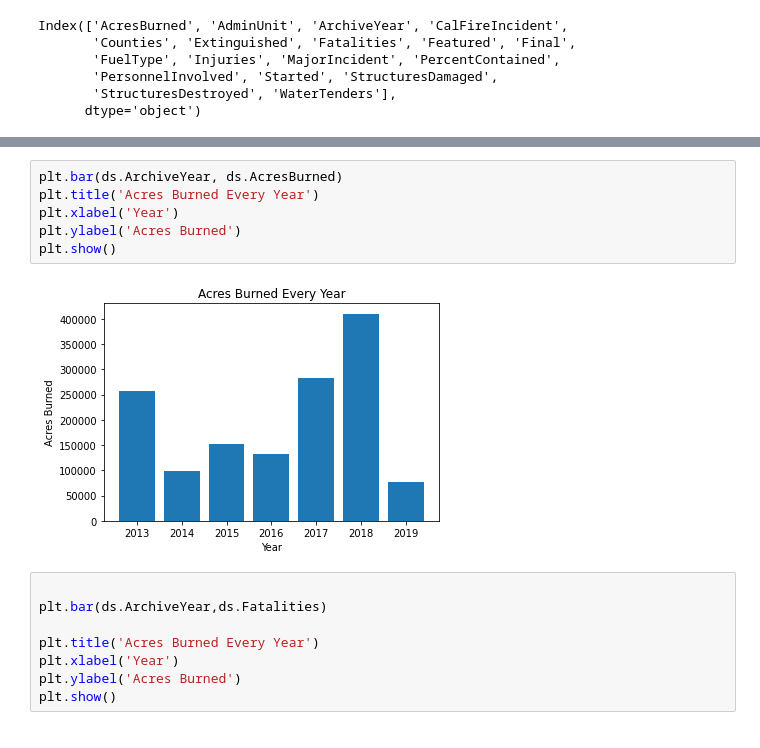
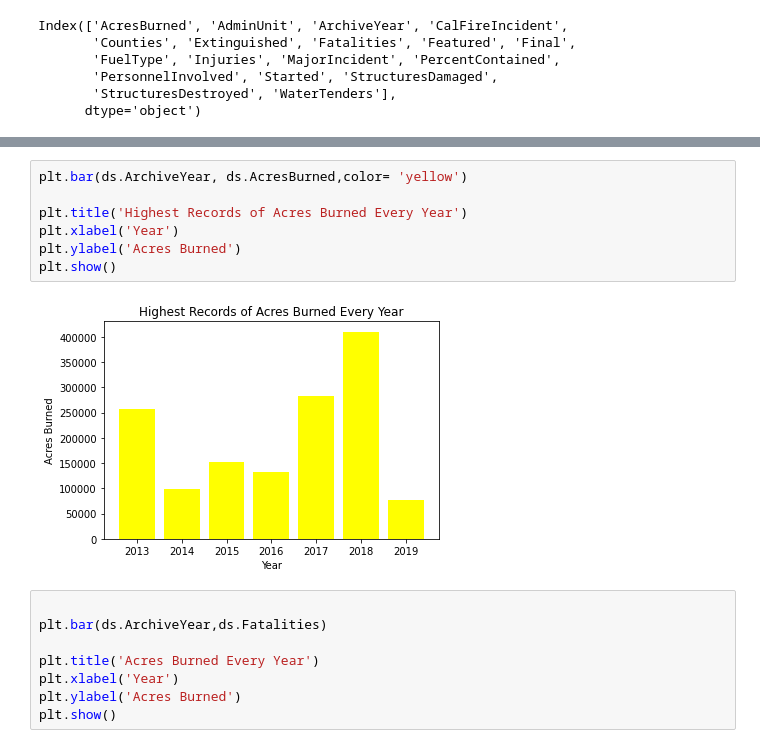
Before and after one commit to JERWIN0/BAT404_FIREMAN, a Jupyter notebook: Analysis_of_Wildfires_Occurrence_Worldwide.ipynb, the cells around one changed output, grey strips where cells are left out. Cells and saved outputs as stored; diff of their text form.

```diff
--- a/Analysis_of_Wildfires_Occurrence_Worldwide.ipynb
+++ b/Analysis_of_Wildfires_Occurrence_Worldwide.ipynb
@@ -134,13 +148,14 @@ Data columns (total 18 columns):
 dtypes: bool(4), datetime64[ns](2), float64(8), int64(1), object(3)
 memory usage: 185.5+ KB
 # %%
-plt.bar(ds.ArchiveYear, ds.AcresBurned)
-plt.title('Acres Burned Every Year')
+plt.bar(ds.ArchiveYear, ds.AcresBurned,color= 'yellow')
+
+plt.title('Highest Records of Acres Burned Every Year')
 plt.xlabel('Year')
 plt.ylabel('Acres Burned')
 plt.show()
 # %% [output]
-[figure, old version]
+[figure, new version]
 # %%
 
 plt.bar(ds.ArchiveYear,ds.Fatalities)
```
Also changed, not shown: parts of 4 cells of this notebook.
